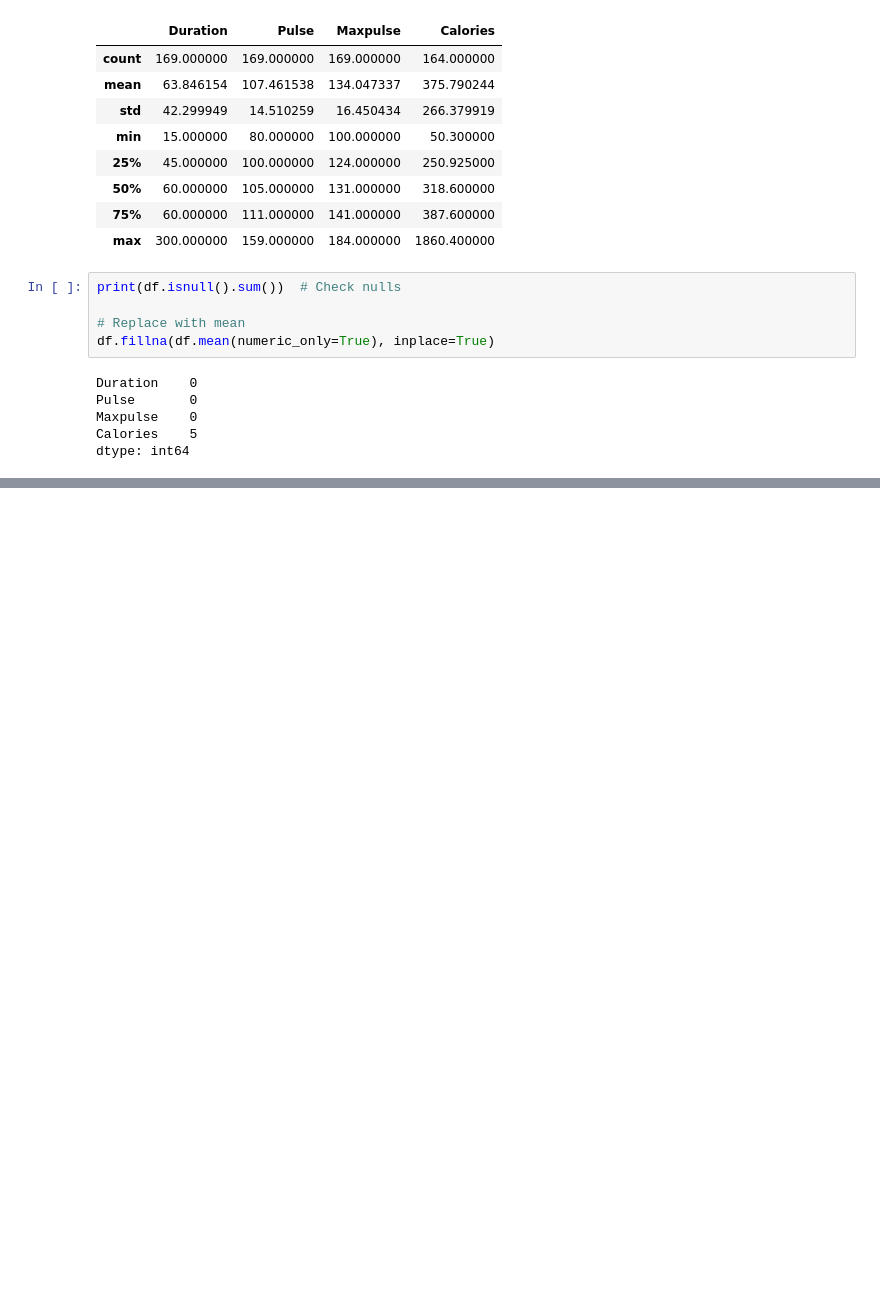
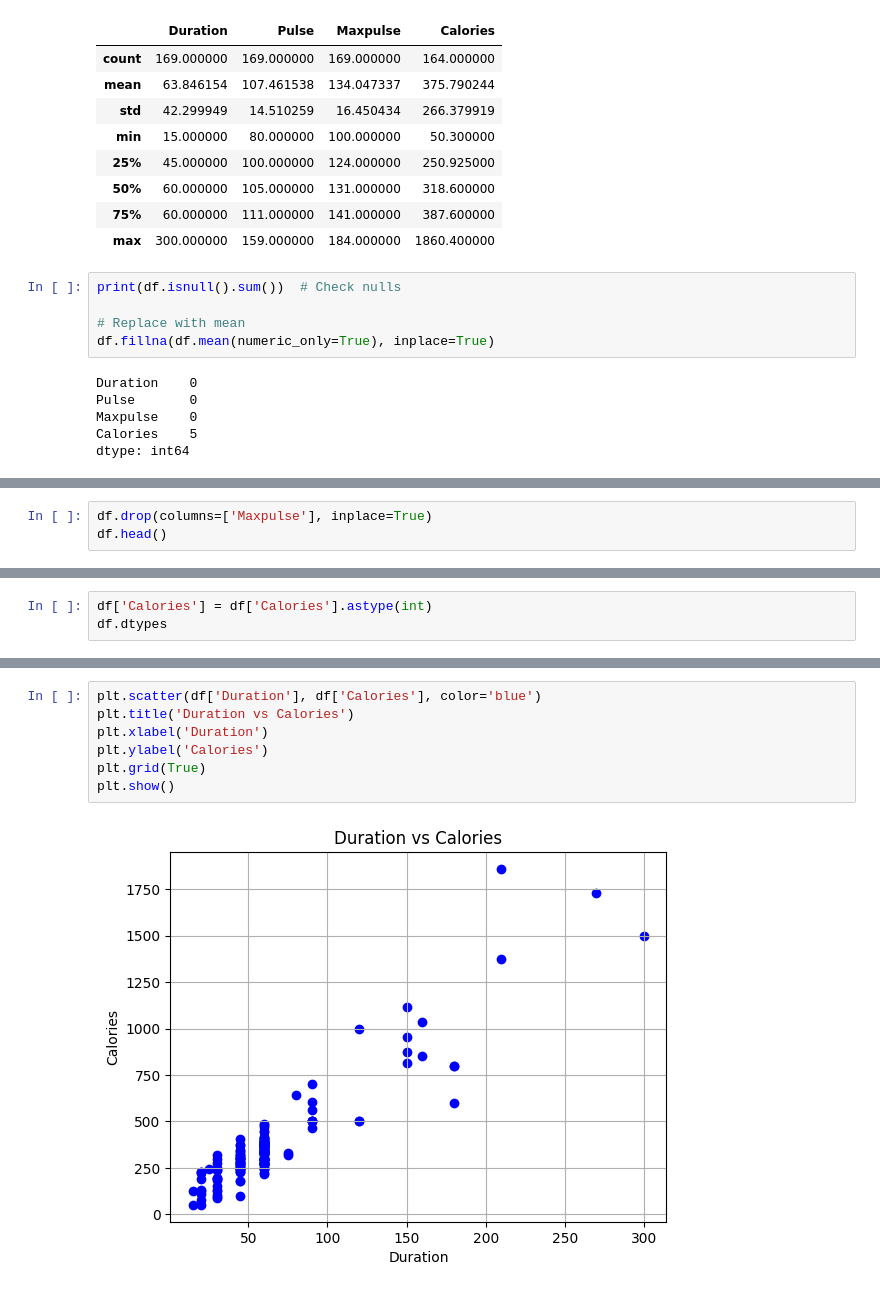
Before and after one commit to rockbmw3/Data-Analytics-py, a Jupyter notebook: IPC_4.ipynb, the cells around one changed output, grey strips where cells are left out. Saved outputs shown, nothing was run; the diff lists cells and outputs as text; blank space fills up the shorter version.

```diff
--- a/IPC_4.ipynb
+++ b/IPC_4.ipynb
@@ -140,0 +172,3 @@ dtype: int64
+# %%
+df.drop(columns=['Maxpulse'], inplace=True)
+df.head()
@@ -140,0 +182,3 @@ dtype: int64
+# %%
+df['Calories'] = df['Calories'].astype(int)
+df.dtypes
@@ -140,0 +191,9 @@ dtype: int64
+# %%
+plt.scatter(df['Duration'], df['Calories'], color='blue')
+plt.title('Duration vs Calories')
+plt.xlabel('Duration')
+plt.ylabel('Calories')
+plt.grid(True)
+plt.show()
+# %% [output]
+[figure, added]
```
Also changed, not shown: parts of 5 cells of this notebook.
